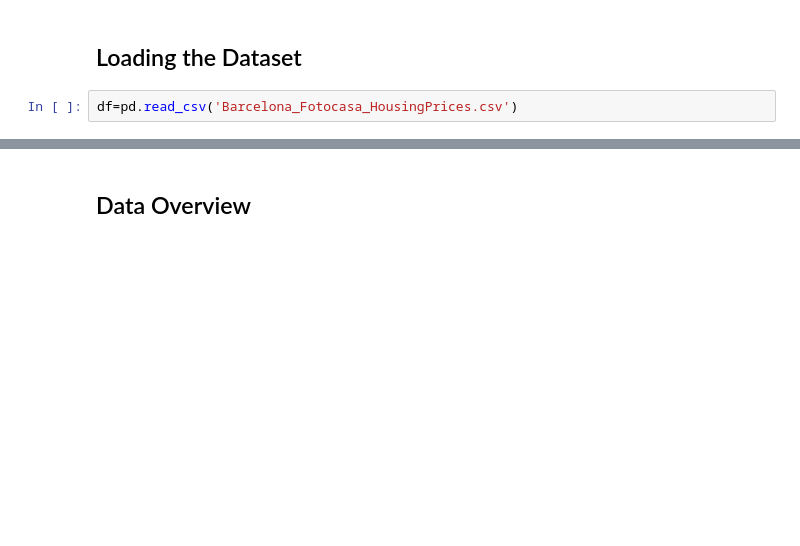
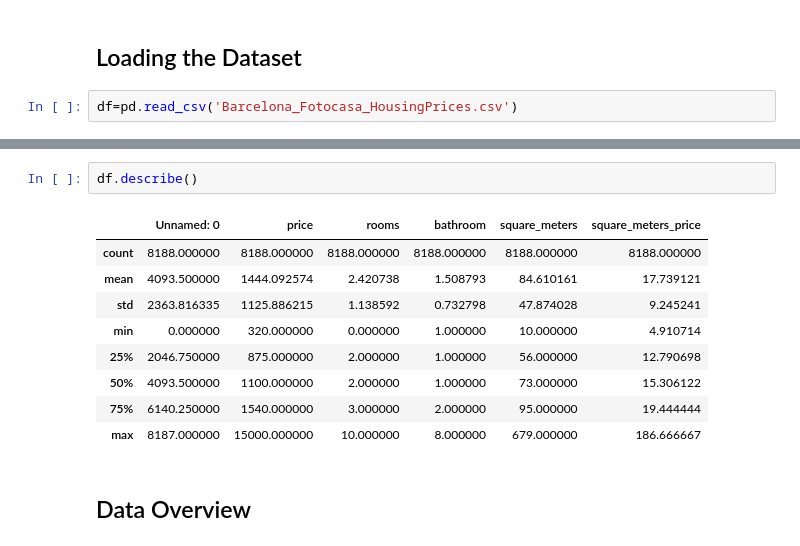
Before and after one commit to otrocarlosmartinez/PROJECT1, a Jupyter notebook: PROJECT1_TEAM2.ipynb, the cells around one changed output, grey strips where cells are left out. Cells and saved outputs as stored; diff of their text form; blank space fills up the shorter version.

```diff
--- a/PROJECT1_TEAM2.ipynb
+++ b/PROJECT1_TEAM2.ipynb
@@ -44,3 +57,15 @@ df
+# %%
+df.describe()
+# %% [output]
+|  | Unnamed: 0 | price | rooms | bathroom | square_meters | square_meters_price |
+| count | 8188.000000 | 8188.000000 | 8188.000000 | 8188.000000 | 8188.000000 | 8188.000000 |
+| mean | 4093.500000 | 1444.092574 | 2.420738 | 1.508793 | 84.610161 | 17.739121 |
+| std | 2363.816335 | 1125.886215 | 1.138592 | 0.732798 | 47.874028 | 9.245241 |
+| min | 0.000000 | 320.000000 | 0.000000 | 1.000000 | 10.000000 | 4.910714 |
+| 25% | 2046.750000 | 875.000000 | 2.000000 | 1.000000 | 56.000000 | 12.790698 |
+| 50% | 4093.500000 | 1100.000000 | 2.000000 | 1.000000 | 73.000000 | 15.306122 |
+| 75% | 6140.250000 | 1540.000000 | 3.000000 | 2.000000 | 95.000000 | 19.444444 |
+| max | 8187.000000 | 15000.000000 | 10.000000 | 8.000000 | 679.000000 | 186.666667 |
 # %% [markdown]
 ## Data Overview
 # %% [markdown]
```
Also changed, not shown: parts of 12 cells of this notebook.
